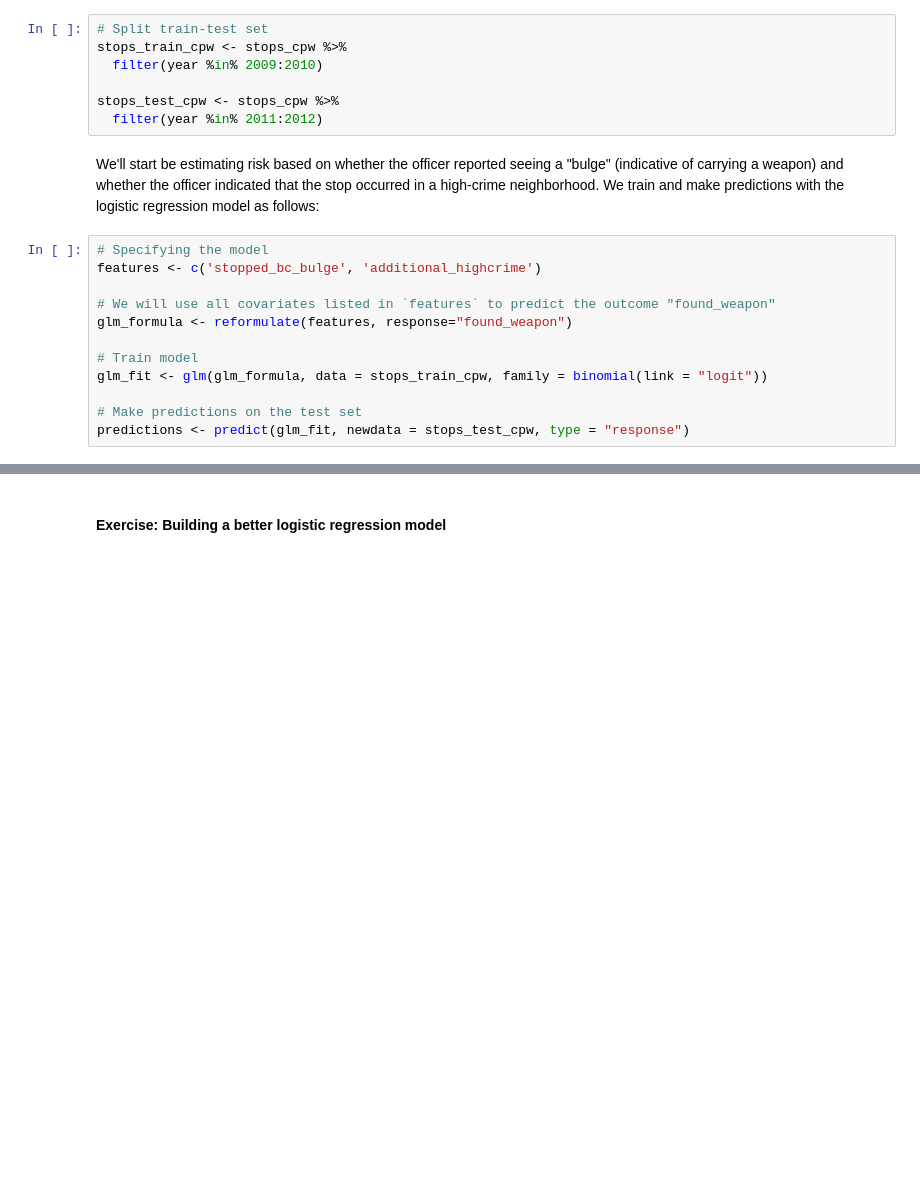
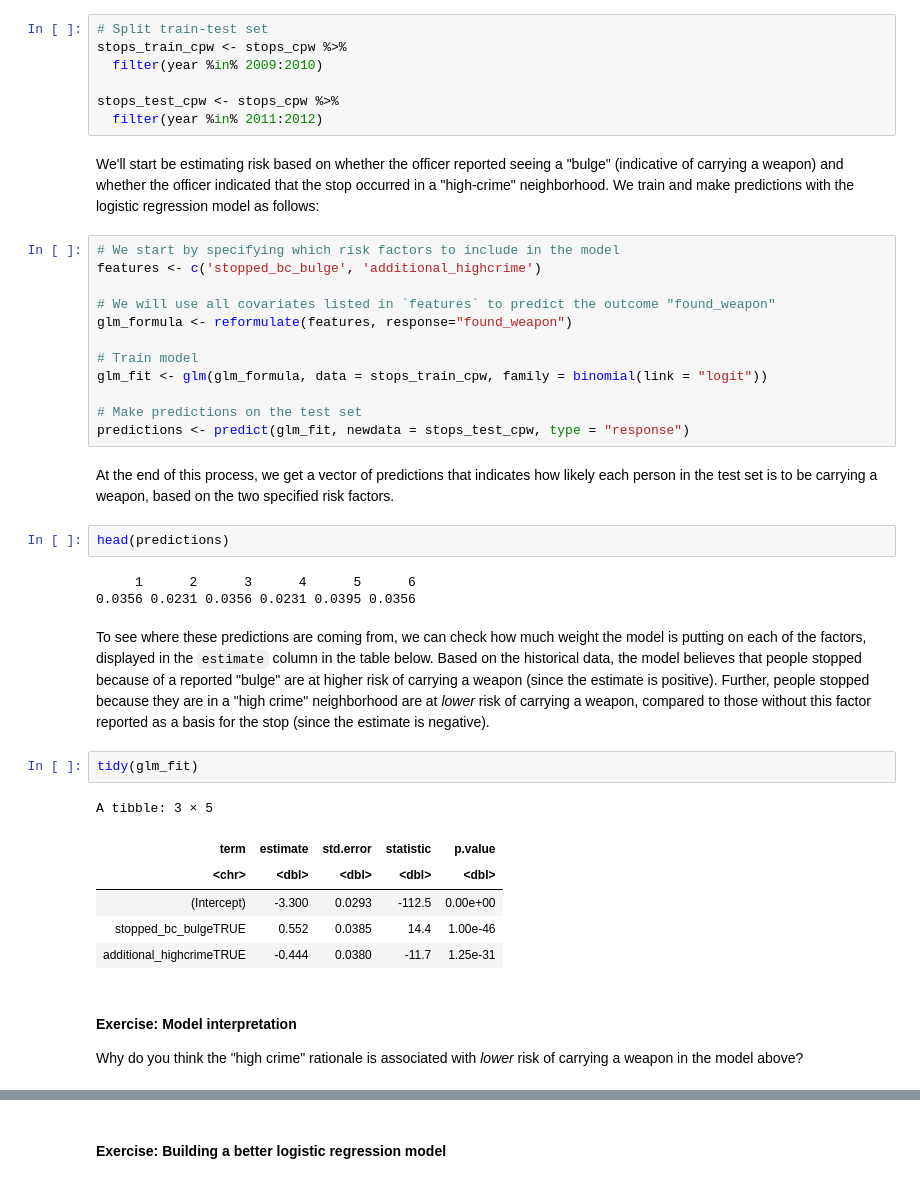
Before and after one commit to stanford-policylab/law-order-algo-2021, a Jupyter notebook: labs/lab-3-reasonable_suspicion-answers.ipynb, the cells around one changed output, grey strips where cells are left out. Saved outputs shown, nothing was run; the diff lists cells and outputs as text; blank space fills up the shorter version.

```diff
--- a/labs/lab-3-reasonable_suspicion-answers.ipynb
+++ b/labs/lab-3-reasonable_suspicion-answers.ipynb
@@ -194,9 +209,9 @@ stops_train_cpw <- stops_cpw %>%
 stops_test_cpw <- stops_cpw %>%
   filter(year %in% 2011:2012)
 # %% [markdown]
-We'll start be estimating risk based on whether the officer reported seeing a "bulge" (indicative of carrying a weapon) and whether the officer indicated that the stop occurred in a high-crime neighborhood. We train and make predictions with the logistic regression model as follows:
+We'll start be estimating risk based on whether the officer reported seeing a "bulge" (indicative of carrying a weapon) and whether the officer indicated that the stop occurred in a "high-crime" neighborhood. We train and make predictions with the logistic regression model as follows:
 # %%
-# Specifying the model
+# We start by specifying which risk factors to include in the model
 features <- c('stopped_bc_bulge', 'additional_highcrime')
 
 # We will use all covariates listed in `features` to predict the outcome "found_weapon"
@@ -207,4 +222,25 @@ glm_fit <- glm(glm_formula, data = stops_train_cpw, family = binomial(link = "lo
 
 # Make predictions on the test set
 predictions <- predict(glm_fit, newdata = stops_test_cpw, type = "response")
+# %% [markdown]
+At the end of this process, we get a vector of predictions that indicates how likely each person in the test set is to be carrying a weapon, based on the two specified risk factors.
+# %%
+head(predictions)
+# %% [output]
+     1      2      3      4      5      6
+0.0356 0.0231 0.0356 0.0231 0.0395 0.0356
+# %% [markdown]
+To see where these predictions are coming from, we can check how much weight the model is putting on each of the factors, displayed in the `estimate` column in the table below. Based on the historical data, the model believes that people stopped because of a reported "bulge" are at higher risk of carrying a weapon (since the estimate is positive). Further, people stopped because they are in a "high crime" neighborhood are at _lower_ risk of carrying a weapon, compared to those without this factor reported as a basis for the stop (since the estimate is negative).
+# %%
+tidy(glm_fit)
+# %% [output]
+A tibble: 3 × 5
+| term | estimate | std.error | statistic | p.value |
+| <chr> | <dbl> | <dbl> | <dbl> | <dbl> |
+| (Intercept) | -3.300 | 0.0293 | -112.5 | 0.00e+00 |
+| stopped_bc_bulgeTRUE | 0.552 | 0.0385 | 14.4 | 1.00e-46 |
+| additional_highcrimeTRUE | -0.444 | 0.0380 | -11.7 | 1.25e-31 |
+# %% [markdown]
+#### Exercise: Model interpretation
+Why do you think the "high crime" rationale is associated with _lower_ risk of carrying a weapon in the model above?
 # %% [markdown]
```
Also changed, not shown: parts of 13 cells of this notebook, 1 other file.
